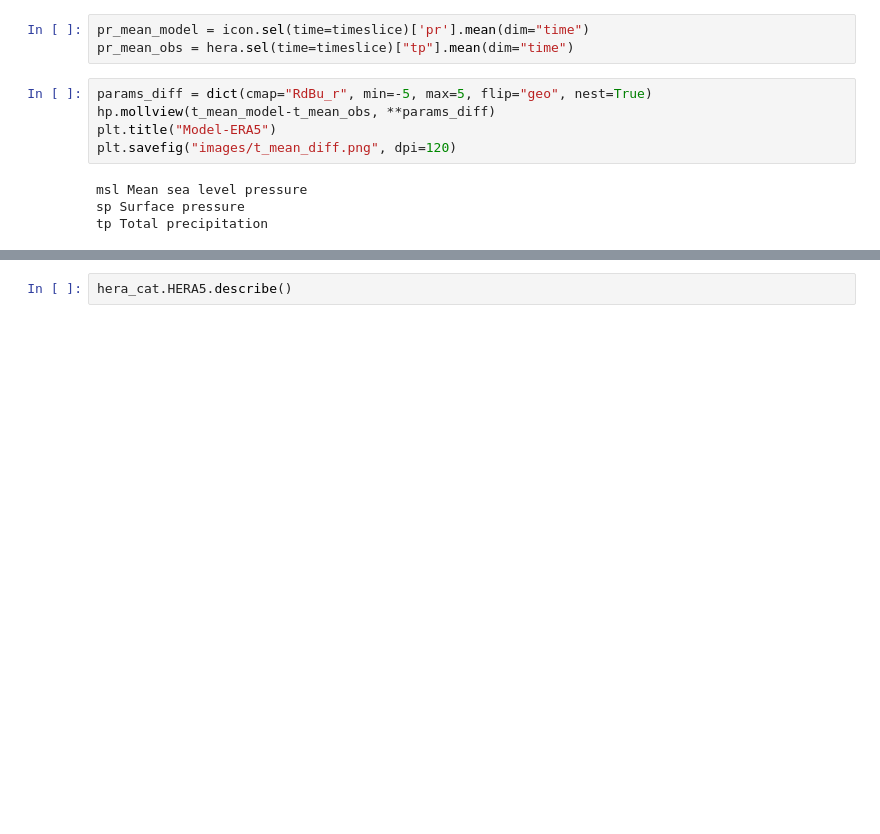
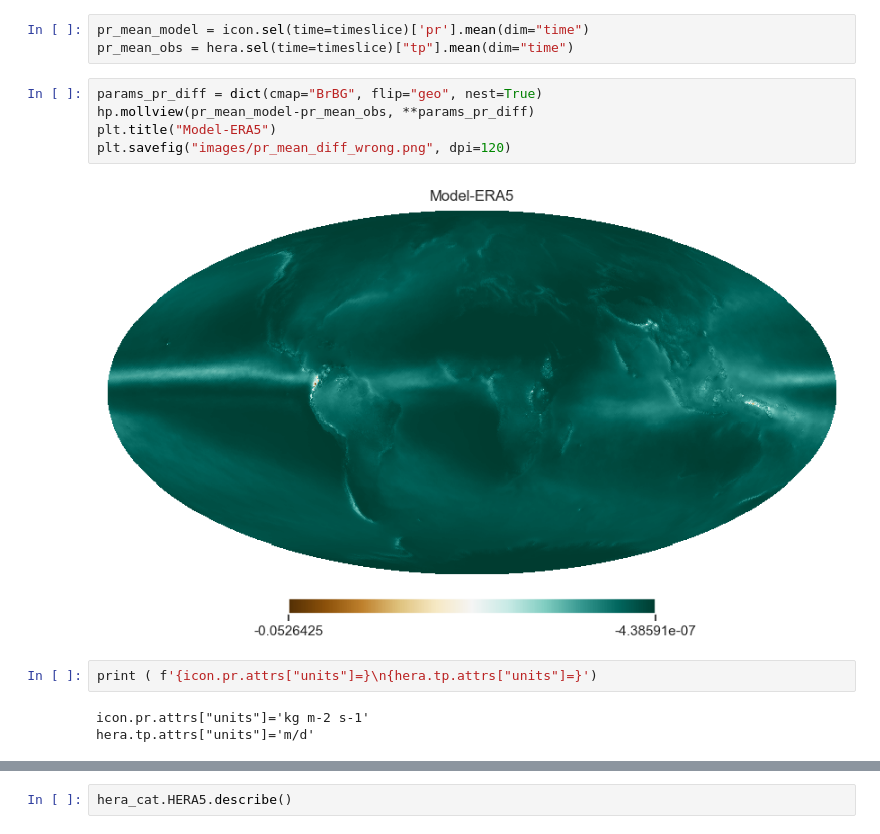
Before and after one commit to csc-training/summerschool-climate-weather, a Jupyter notebook: result-evaluation/docs/examples.ipynb, the cells around one changed output, grey strips where cells are left out. Saved outputs shown, nothing was run; the diff lists cells and outputs as text; blank space fills up the shorter version.

```diff
--- a/result-evaluation/docs/examples.ipynb
+++ b/result-evaluation/docs/examples.ipynb
@@ -54,11 +54,14 @@ plt.savefig("images/tas_ts_comparison.png")
 pr_mean_model = icon.sel(time=timeslice)['pr'].mean(dim="time")
 pr_mean_obs = hera.sel(time=timeslice)["tp"].mean(dim="time")
 # %%
-params_diff = dict(cmap="RdBu_r", min=-5, max=5, flip="geo", nest=True)
-hp.mollview(t_mean_model-t_mean_obs, **params_diff)
+params_pr_diff = dict(cmap="BrBG", flip="geo", nest=True)
+hp.mollview(pr_mean_model-pr_mean_obs, **params_pr_diff)
 plt.title("Model-ERA5")
-plt.savefig("images/t_mean_diff.png", dpi=120)
+plt.savefig("images/pr_mean_diff_wrong.png", dpi=120)
 # %% [output]
-msl Mean sea level pressure
-sp Surface pressure
-tp Total precipitation
+[figure, added]
+# %%
+print ( f'{icon.pr.attrs["units"]=}\n{hera.tp.attrs["units"]=}')
+# %% [output]
+icon.pr.attrs["units"]='kg m-2 s-1'
+hera.tp.attrs["units"]='m/d'
```
Also changed, not shown: parts of 13 cells of this notebook, 1 other file.
